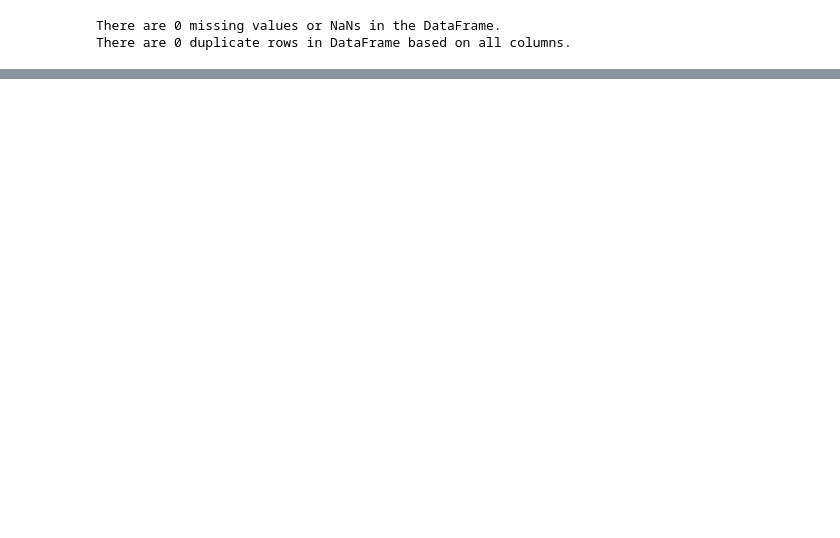
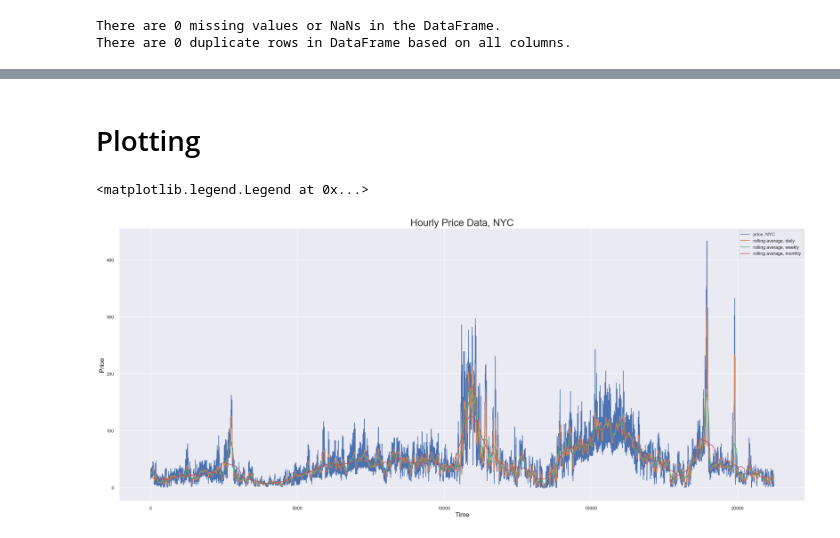
Before and after one commit to nikisil/ExecutiveHour, a Jupyter notebook: rouz/src/dat_set_3_explore.ipynb, the cells around one changed output, grey strips where cells are left out. Saved outputs shown, nothing was run; the diff lists cells and outputs as text; code cells hidden in the pictures; blank space fills up the shorter version.

```diff
--- a/rouz/src/dat_set_3_explore.ipynb
+++ b/rouz/src/dat_set_3_explore.ipynb
@@ -184,0 +288,3 @@ memory usage: 615.8 KB
+# %%
+df = df_final.merge(rawWeather, on=['time'], how='inner', suffixes=('', ''))
+del df_final
@@ -184,0 +327,4 @@ memory usage: 615.8 KB
+# %%
+for col in df:
+    if col not in ['date', 'dtime', 'time']:
+        df[col] = df[col].astype(np.float64)
@@ -184,0 +345,2 @@ memory usage: 615.8 KB
+# %%
+edf = df[ (df.date >= datetime(2020,10,27)) & (df.date < datetime(2023,4,1))]
@@ -184,0 +511,16 @@ memory usage: 615.8 KB
+# %% [markdown]
+# Plotting
+# %%
+rolling_daily = edf['price'].rolling(24, center=True, min_periods=24).mean()
+rolling_weekly = edf['price'].rolling(24*7, center=True, min_periods=24).mean()
+rolling_monthly = edf['price'].rolling(24*7*4, center=True, min_periods=24).mean()
+# %%
+ax = plot_series(df=edf, column='price', label='price, NYC',
+                 ylabel='Price', title="Hourly Price Data, NYC", start=0, end=-1)
+ax.plot(rolling_daily, label='rolling average, daily')
+ax.plot(rolling_weekly, label='rolling average, weekly')
+ax.plot(rolling_monthly, label='rolling average, monthly')
+ax.legend(loc='best')
+# %% [output]
+<matplotlib.legend.Legend at 0x...>
+[figure, added]
```
Also changed, not shown: parts of 97 cells of this notebook, 1 other file.
